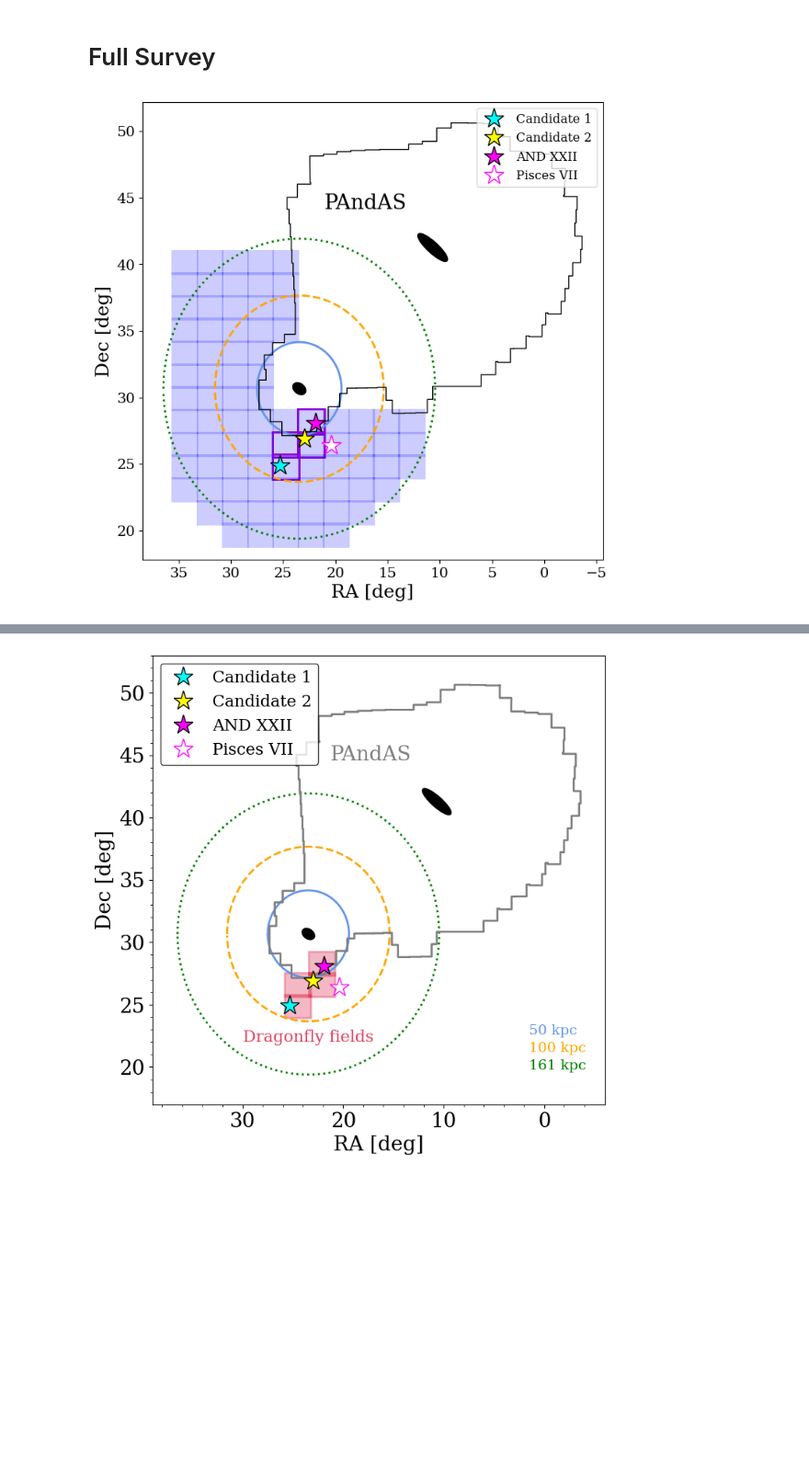
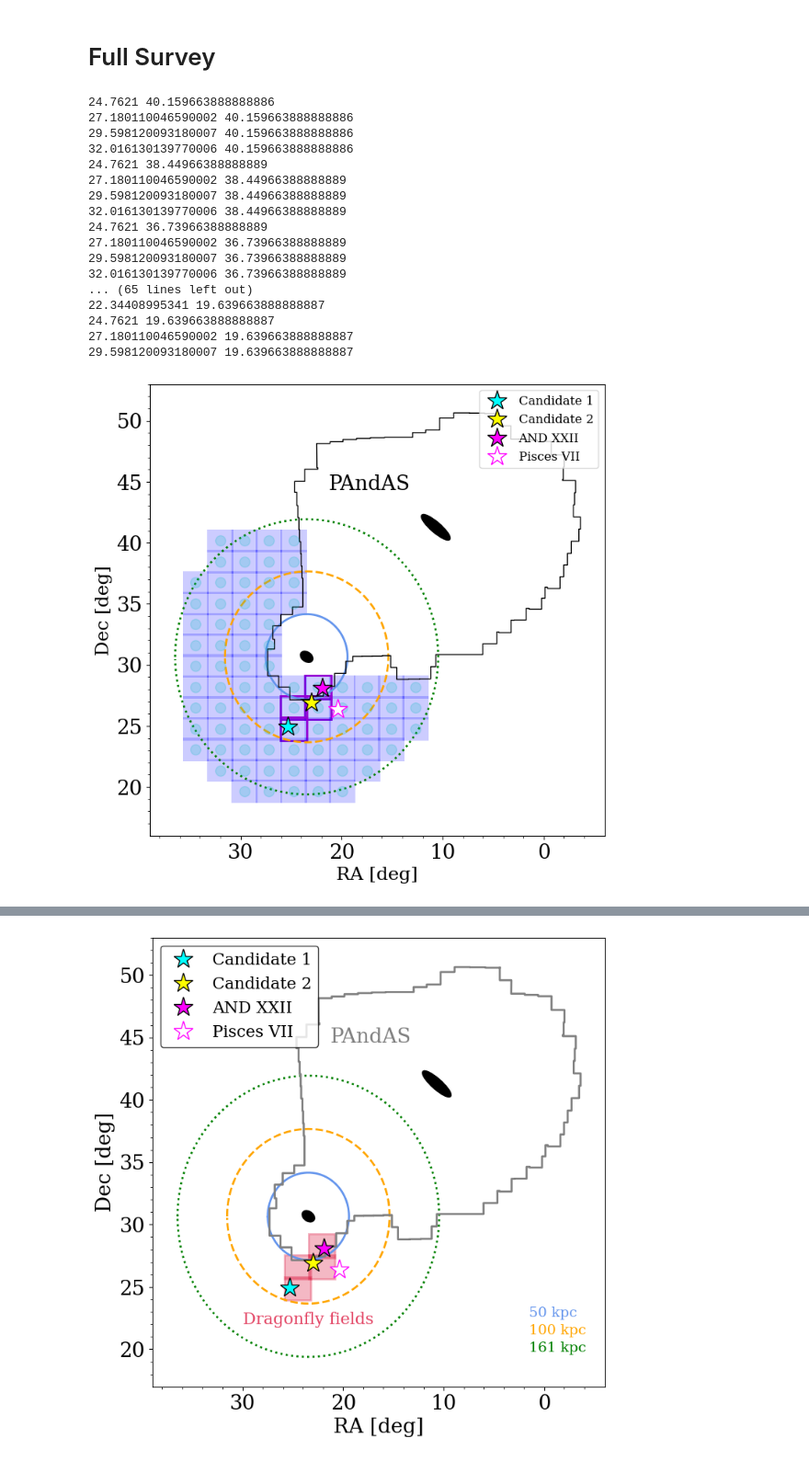
Before and after one commit to ekta1224/pspM31_hack, a Jupyter notebook: Dragonfly_fields.ipynb, the cells around one changed output, grey strips where cells are left out. Shown: that part at 92% size. Drawn from its saved outputs; the diff is of its cells as text; code cells hidden in the pictures; blank space fills up the shorter version.

Commit message:
numbered and finalized preliminary full survey fields

```diff
--- a/Dragonfly_fields.ipynb
+++ b/Dragonfly_fields.ipynb
@@ -102,7 +102,7 @@ def make_df_field_centers(sc, nrows):
     return fields_ra, fields_dec
 # %%
 ## M33:
-sc0 = SkyCoord(ra='01h33m50.904s',dec='30d39m34.79s',distance=880.0*u.kpc,frame='icrs')
+sc0 = SkyCoord(ra='01h33m50.904s',dec='30d39m34.79s',distance=860.0*u.kpc,frame='icrs')
 targetname = 'M33'
 sc=sc0
 # %%
@@ -124,25 +124,28 @@ pd_fields2 = (sc_fields_all.ra.value < 22.) &  (sc_fields_all.dec.value > 32.)
 pd_fields3 = (sc_fields_all.ra.value < 24) &  (sc_fields_all.ra.value > 22.)& (sc_fields_all.dec.value > 30) & (sc_fields_all.dec.value < 34.)
 out = (sc_fields_all.ra.value > 35.)
 out4 = (sc_fields_all.ra.value < 11.)
+
 out2 = (sc_fields_all.dec.value > 40.)
-#out3 = (sc_fields_all.dec.value > 32.)&(sc_fields_all.dec.value < 35.)& (sc_fields_all.ra.value < 25.)
-out5 =(sc_fields_all.dec.value < 21)& (sc_fields_all.ra.value > 28.)
+
+out3 = (sc_fields_all.dec.value+decsize/2 > 38.) & (sc_fields_all.ra.value+rasize/2 > 34.)
+#out5 =(sc_fields_all.dec.value < 21)& (sc_fields_all.ra.value > 28.)
 
 keep_fields[pd_fields]=False
 keep_fields[pd_fields2]=False
 keep_fields[pd_fields3]=False
+
 keep_fields[out]=False
 keep_fields[out4]=False
 
 keep_fields[out2]=False
-# keep_fields[out3]=False
+keep_fields[out3]=False
 sc_fields = sc_fields_all[keep_fields]
 # %% [markdown]
 # Full Survey
 # %%
 n = 10000
 rvir = 161.
-d = 794.
+#d = 794.
 m33 = sc0
 
 fieldcen = m33
@@ -203,37 +206,65 @@ plt.figtext(0.43, 0.7, 'PAndAS', fontsize=20, color='k')
 rasize = 2.6
 decsize = 1.9
 
-# plt.plot(22.0979889387619, 28.299663888888887,'co', ms=6, zorder=1000)
+#plt.plot(34.43414018636001, 38.44966388888889,'ro', ms=6, zorder=1000)
 # plt.plot(22.0979889387619, 26.589663888888886,'co', ms=6)
 
 # plt.plot(24.499999999999996, 26.589663888888886,'co', ms=6, zorder=1000)
 # plt.plot(24.499999999999996, 24.87966388888889,'co', ms=6)
 
-#print(sc_fields)
+fields = open('M33_Dragonfly_Survey_fields.txt', 'w')
 for i in range(len(sc_fields)):
     #all fields
+    print(sc_fields[i].ra.deg+rasize/2,sc_fields[i].dec.deg+decsize/2)
+    plt.plot(sc_fields[i].ra.deg+rasize/2,sc_fields[i].dec.deg+decsize/2, 'co', alpha=0.2)
 
     field = Rectangle([sc_fields[i].ra.deg, sc_fields[i].dec.deg], 2.6, 1.9, lw=2, facecolor='b', fill=True,alpha=0.2)
     ax.add_patch(field)
     if 21. < sc_fields[i].ra.deg < 23 and 24. < sc_fields[i].dec.deg < 29.:
         field = Rectangle([sc_fields[i].ra.deg, sc_fields[i].dec.deg], 2.6, 1.9, lw=2, edgecolor='darkviolet', fill=False)
         ax.add_patch(field)
     if 23. < sc_fields[i].ra.deg < 25. and 22.5 < sc_fields[i].dec.deg < 27.:
         field = Rectangle([sc_fields[i].ra.deg, sc_fields[i].dec.deg], 2.6, 1.9, lw=2, edgecolor='darkviolet', fill=False)
         ax.add_patch(field)
 
+    if sc_fields[i].dec.value+decsize/2 > 38. and (sc_fields[i].ra.value+rasize/2 > 34.):
+        plt.plot(sc_fields[i].ra.deg+rasize/2,sc_fields[i].dec.deg+decsize/2, 'ro', alpha=0.2)
+
+    fields.write('%s %s %s \n '%(i+1, sc_fields[i].ra.deg+rasize/2,sc_fields[i].dec.deg+decsize/2))
 #plt.plot(and22.ra.deg, and22.dec.deg, '*', color='gold' ,mec='crimson',ms=16, label='AND XXII', zorder=5)
 #plt.plot(candidate.ra.deg, candidate.dec.deg,'*', color='orange', mec='darkviolet',ms=16, label='Dragonfly candidate', zorder=5)
 
 #circle4 = mpatches.Circle((field1.ra.deg, field1.dec.deg), 1.5/2., fill=False, color='crimson', lw=2, label='HSC data')
 #circle5 = plt.Circle((field2.ra.deg, field2.dec.deg), 1.5/2., fill=False, color='crimson', lw=2)
 #plt.gca().add_patch(circle4)
 #plt.gca().add_artist(circle5)
 
-# plt.xlim(39,-6)
-# plt.ylim(16,53)
+plt.xlim(39,-6)
+plt.ylim(16,53)
 
+ax.xaxis.set_minor_locator(AutoMinorLocator())
+ax.yaxis.set_minor_locator(AutoMinorLocator())
+
+ax.tick_params(axis='both', which='major', labelsize=20)
+ax.tick_params(axis='both', which='minor', labelsize=20)
 plt.legend(loc='upper right')
 plt.savefig('DF_test_Jun23.png')
 # %% [output]
+24.7621 40.159663888888886
+27.180110046590002 40.159663888888886
+29.598120093180007 40.159663888888886
+32.016130139770006 40.159663888888886
+24.7621 38.44966388888889
+27.180110046590002 38.44966388888889
+29.598120093180007 38.44966388888889
+32.016130139770006 38.44966388888889
+24.7621 36.73966388888889
+27.180110046590002 36.73966388888889
+29.598120093180007 36.73966388888889
+32.016130139770006 36.73966388888889
+... (65 lines left out)
+22.34408995341 19.639663888888887
+24.7621 19.639663888888887
+27.180110046590002 19.639663888888887
+29.598120093180007 19.639663888888887
-[figure, old version]
+[figure, new version]
```
Also changed, not shown: parts of 3 cells of this notebook, 2 other files.
